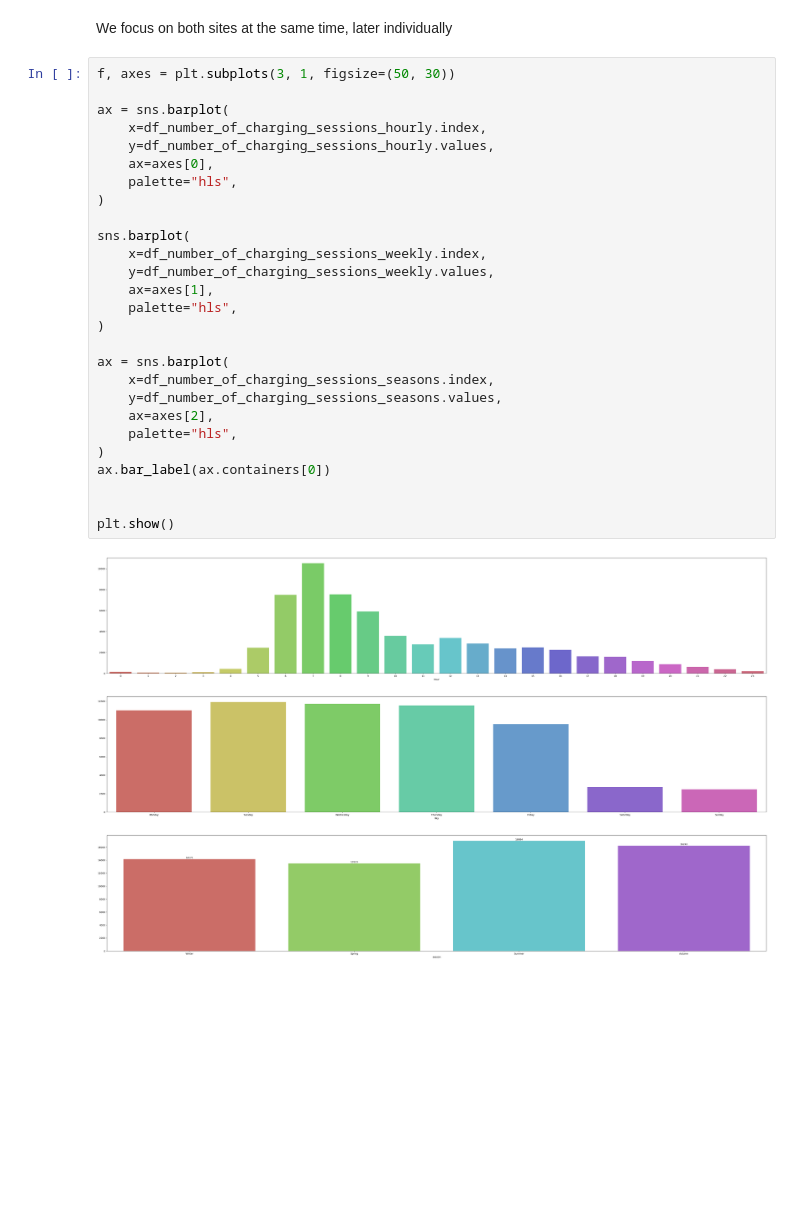
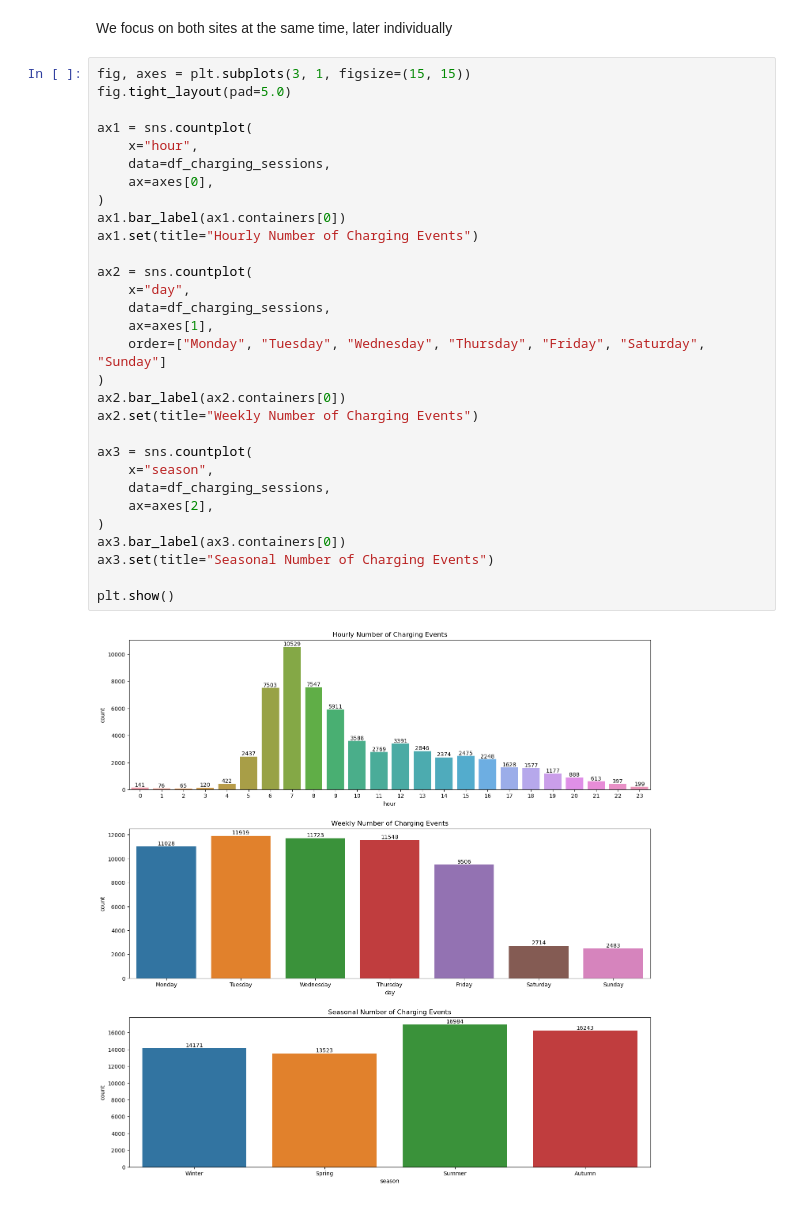
Before and after one commit to linusslange/AnalyticsAndApplications, a Jupyter notebook: 2.a Temporal Patterns and Seasonality.ipynb, the cells around one changed output. Cells and saved outputs as stored; diff of their text form; blank space fills up the shorter version.

```diff
--- a/2.a Temporal Patterns and Seasonality.ipynb
+++ b/2.a Temporal Patterns and Seasonality.ipynb
@@ -151,31 +114,34 @@ Name: id, dtype: int64
 # %% [markdown]
 We focus on both sites at the same time, later individually
-# %%
-f, axes = plt.subplots(3, 1, figsize=(50, 30))
-
-ax = sns.barplot(
-    x=df_number_of_charging_sessions_hourly.index,
-    y=df_number_of_charging_sessions_hourly.values,
-    ax=axes[0],
-    palette="hls",
-)
-
-sns.barplot(
-    x=df_number_of_charging_sessions_weekly.index,
-    y=df_number_of_charging_sessions_weekly.values,
-    ax=axes[1],
-    palette="hls",
-)
-
-ax = sns.barplot(
-    x=df_number_of_charging_sessions_seasons.index,
-    y=df_number_of_charging_sessions_seasons.values,
-    ax=axes[2],
-    palette="hls",
-)
-ax.bar_label(ax.containers[0])
-
-
-plt.show()
-# %% [output]
-[figure, removed]
+# %%
+fig, axes = plt.subplots(3, 1, figsize=(15, 15))
+fig.tight_layout(pad=5.0)
+
+ax1 = sns.countplot(
+    x="hour",
+    data=df_charging_sessions,
+    ax=axes[0],
+)
+ax1.bar_label(ax1.containers[0])
+ax1.set(title="Hourly Number of Charging Events")
+
+ax2 = sns.countplot(
+    x="day",
+    data=df_charging_sessions,
+    ax=axes[1],
+    order=["Monday", "Tuesday", "Wednesday", "Thursday", "Friday", "Saturday", "Sunday"]
+)
+ax2.bar_label(ax2.containers[0])
+ax2.set(title="Weekly Number of Charging Events")
+
+ax3 = sns.countplot(
+    x="season",
+    data=df_charging_sessions,
+    ax=axes[2],
+)
+ax3.bar_label(ax3.containers[0])
+ax3.set(title="Seasonal Number of Charging Events")
+
+plt.show()
+# %% [output]
+[figure, added]
```
Also changed, not shown: parts of 4 cells of this notebook.
